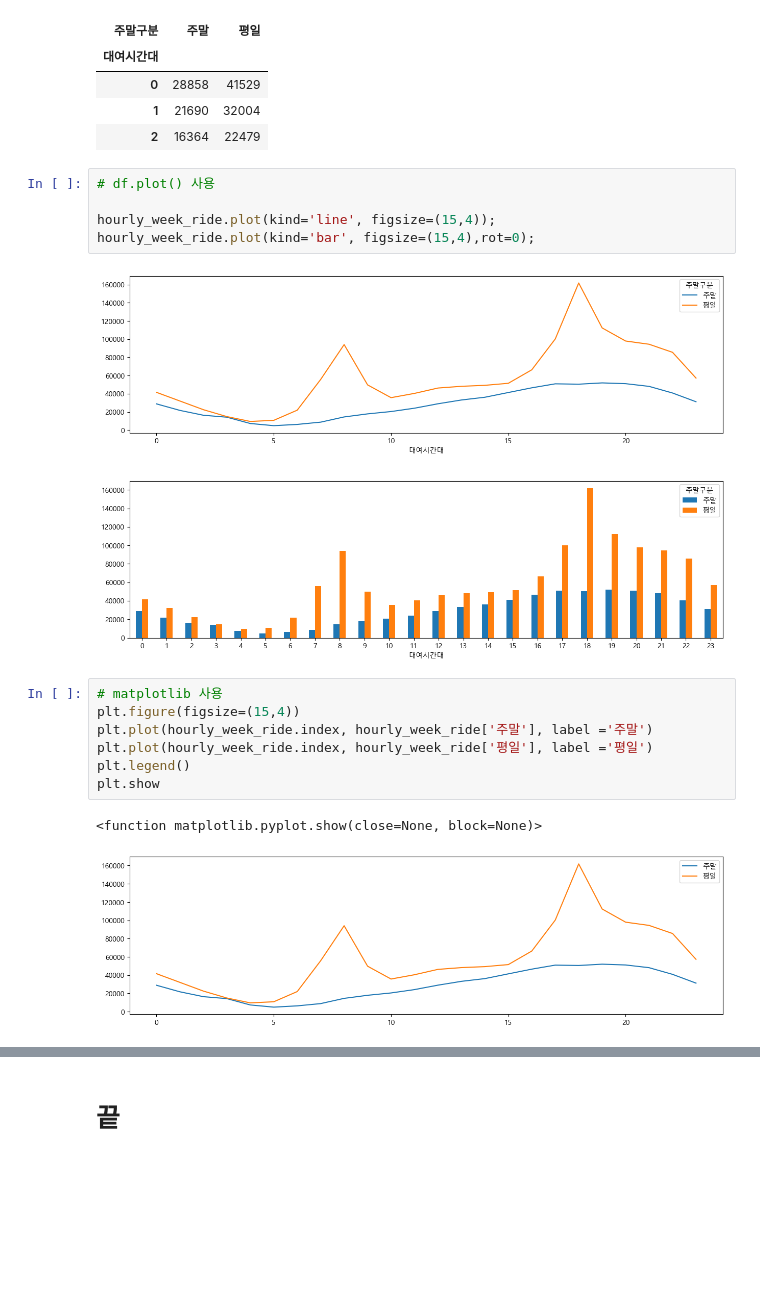
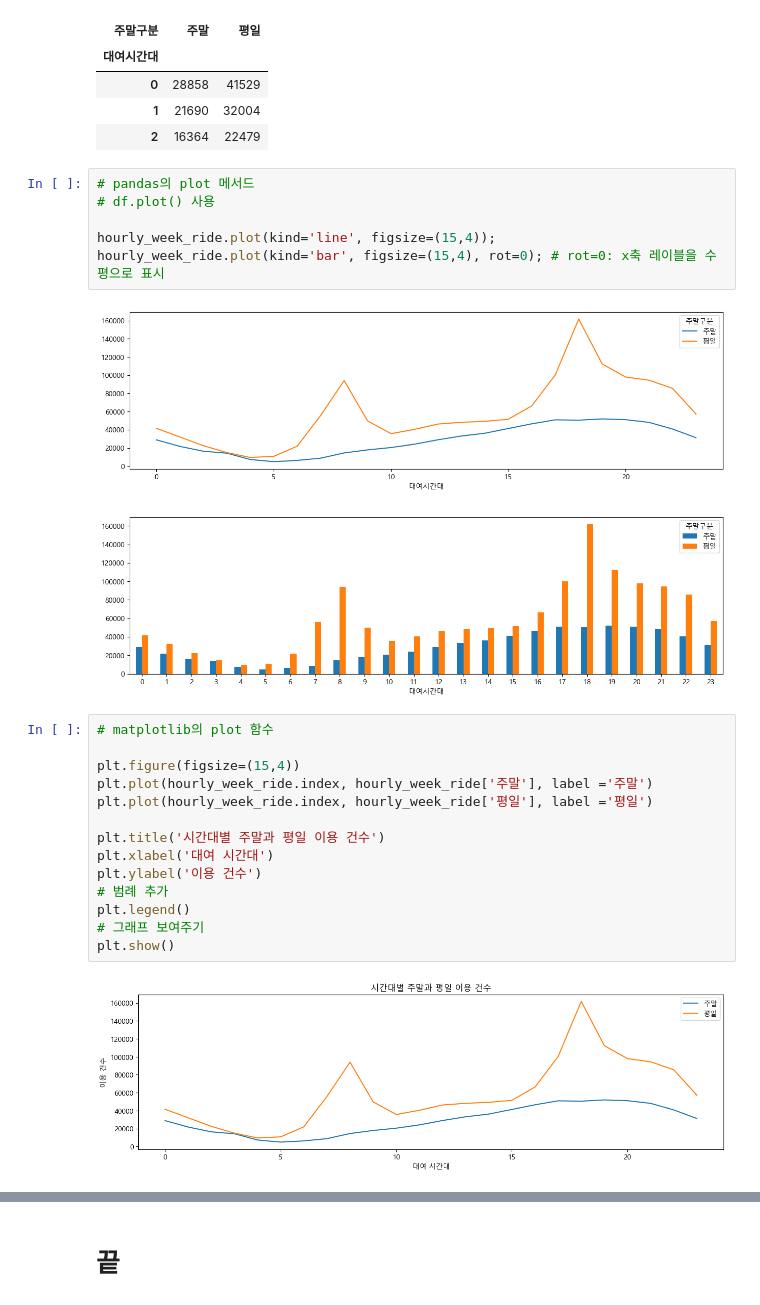
Before and after one commit to yamistar/python_data, a Jupyter notebook: notebooks/0628_BIKES/bikes_01.ipynb, the cells around one changed output, grey strips where cells are left out. Cells and saved outputs as stored; diff of their text form; blank space fills up the shorter version.

```diff
--- a/notebooks/0628_BIKES/bikes_01.ipynb
+++ b/notebooks/0628_BIKES/bikes_01.ipynb
@@ -86,20 +126,27 @@ hourly_week_ride.head(3)
 | 1 | 21690 | 32004 |
 | 2 | 16364 | 22479 |
 # %%
+# pandas의 plot 메서드
 # df.plot() 사용
 
 hourly_week_ride.plot(kind='line', figsize=(15,4));
-hourly_week_ride.plot(kind='bar', figsize=(15,4),rot=0);
+hourly_week_ride.plot(kind='bar', figsize=(15,4), rot=0); # rot=0: x축 레이블을 수평으로 표시
 # %% [output]
 [figure]
 [figure]
 # %%
-# matplotlib 사용
+# matplotlib의 plot 함수
+
 plt.figure(figsize=(15,4))
 plt.plot(hourly_week_ride.index, hourly_week_ride['주말'], label ='주말')
 plt.plot(hourly_week_ride.index, hourly_week_ride['평일'], label ='평일')
+
+plt.title('시간대별 주말과 평일 이용 건수')
+plt.xlabel('대여 시간대')
+plt.ylabel('이용 건수')
+# 범례 추가
 plt.legend()
-plt.show
+# 그래프 보여주기
+plt.show()
 # %% [output]
-<function matplotlib.pyplot.show(close=None, block=None)>
-[figure, old version]
+[figure, new version]
```
Also changed, not shown: parts of 17 cells of this notebook, 4 other files.
